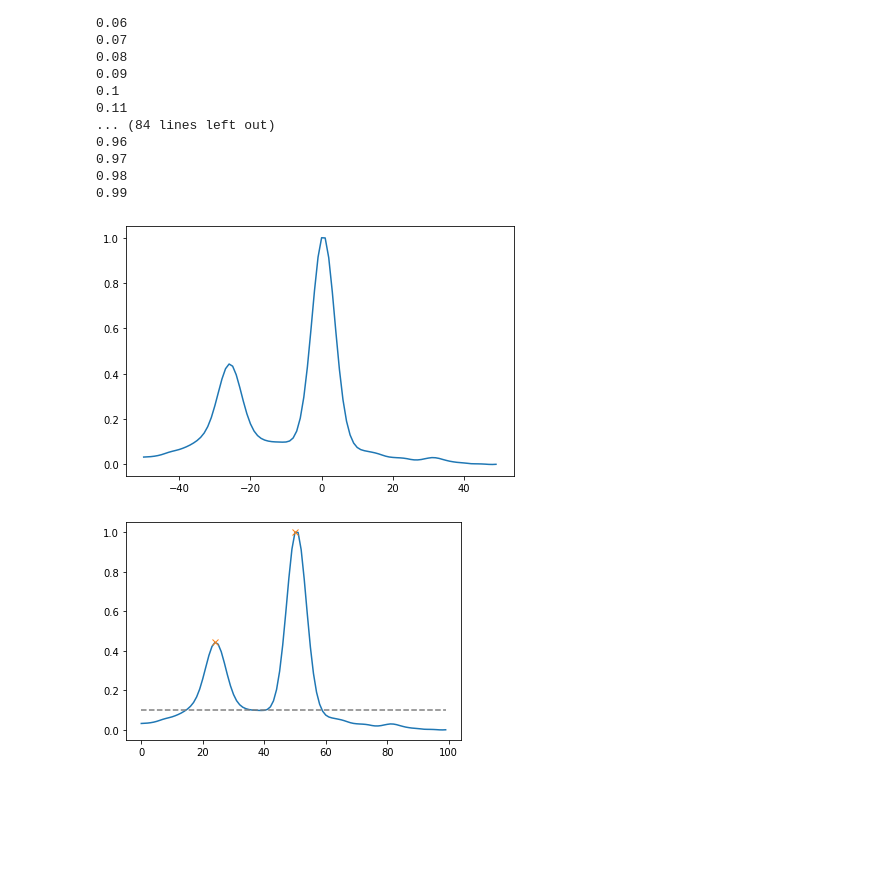
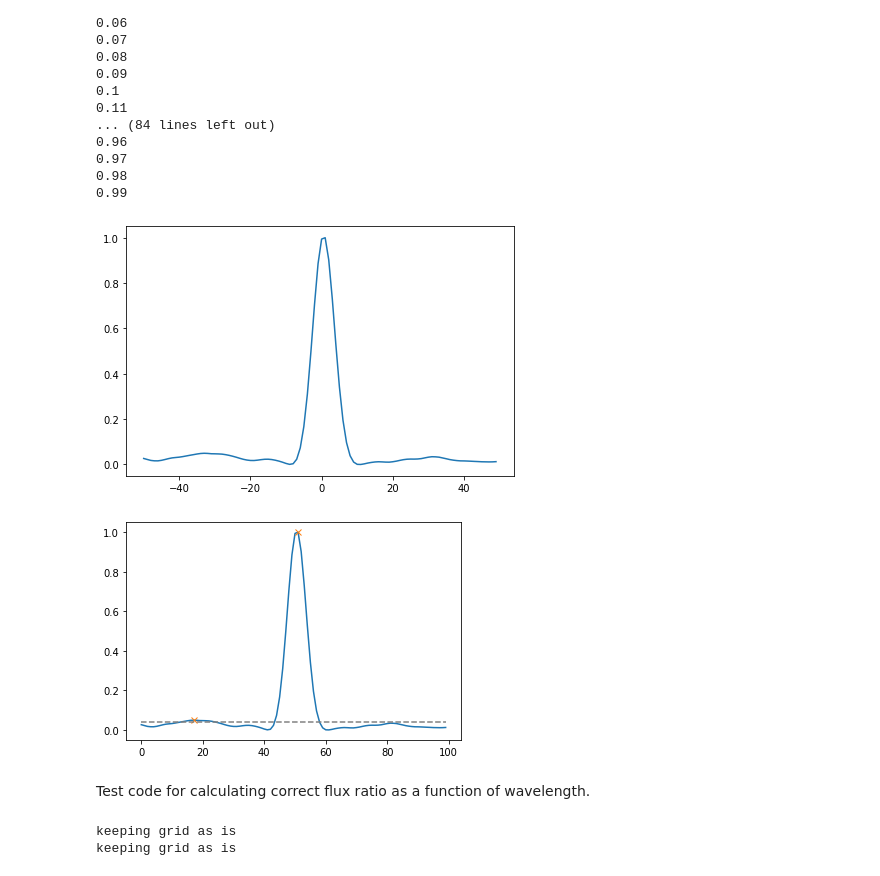
Before and after one commit to stevengiacalone/SB2finder, a Jupyter notebook: src/testing.ipynb, the cells around one changed output. Cells and saved outputs as stored; diff of their text form; code cells hidden in the pictures; blank space fills up the shorter version.

```diff
--- a/src/testing.ipynb
+++ b/src/testing.ipynb
@@ -14,7 +14,7 @@ plt.plot(wave_1D, flux_1D, lw=0.1)
 [<matplotlib.lines.Line2D at 0x...>]
 [figure]
 # %%
-line_mask = np.loadtxt("../../masks/G2.espresso.mas").T
+line_mask = np.loadtxt("../../masks/K6_espresso.txt").T
 line_mask_mask = (line_mask[0] > 4500) & (line_mask[0] < 5850)
 new_line_mask = line_mask[0][line_mask_mask]
 new_line_weight = line_mask[1][line_mask_mask]
@@ -171,7 +176,7 @@ synth_mask = (synth_wave > 4500) & (synth_wave < 5850)
 
 _, _, _, flat_synth_flux, yfit = flatspec_spline(synth_wave[synth_mask], synth_flux[synth_mask], np.ones(len(synth_wave[synth_mask])))
 
-combined_wave, combined_flux = combine_spectra(synth_wave[synth_mask], flat_synth_flux, wave_1D, flux_1D, rv=-25+82, a=0.5, vsini=2)
+combined_wave, combined_flux = combine_spectra(synth_wave[synth_mask], flat_synth_flux, wave_1D, flux_1D, rv=-25+82, a=0.01, vsini=2)
 # %% [output]
 keeping grid as is
 # %%
@@ -195,6 +200,9 @@ test = calc_ccf(v_steps, new_line_start, new_line_end, combined_wave, combined_f
 0.98
 0.99
 # %%
+mask_vel = np.ones(len(test[0]), dtype=bool)
+
+
 my_ccf = ((-test[0][mask_vel]) + np.max(test[0][mask_vel])) / np.max(((-test[0][mask_vel]) + np.max(test[0][mask_vel])))
 my_vel = velocity_loop[mask_vel]
 
@@ -202,12 +210,24 @@ plt.plot(my_vel, my_ccf)
 plt.tight_layout()
 plt.show()
 # %% [output]
-[figure, old version]
+[figure, new version]
 # %%
-peaks, _ = find_peaks(my_ccf, height=0.1)
+peaks, _ = find_peaks(my_ccf, height=0.04)
 plt.plot(my_ccf)
 plt.plot(peaks, my_ccf[peaks], "x")
-plt.plot(np.full_like(my_ccf, 0.1), "--", color="gray")
+plt.plot(np.full_like(my_ccf, 0.04), "--", color="gray")
+# plt.xtick([my_vel])
 plt.show()
 # %% [output]
-[figure, old version]
+[figure, new version]
+# %% [markdown]
+Test code for calculating correct flux ratio as a function of wavelength.
+# %%
+synth_wave1, synth_flux1 = get_synth_spectrum(filename, 5800, 4.5, 0)
+
+synth_wave2, synth_flux2 = get_synth_spectrum(filename, 3500, 4.5, 0)
+
+synth_mask = (synth_wave1 > 4500) & (synth_wave1 < 5850)
+# %% [output]
+keeping grid as is
+keeping grid as is
```
Also changed, not shown: parts of 5 cells of this notebook.
